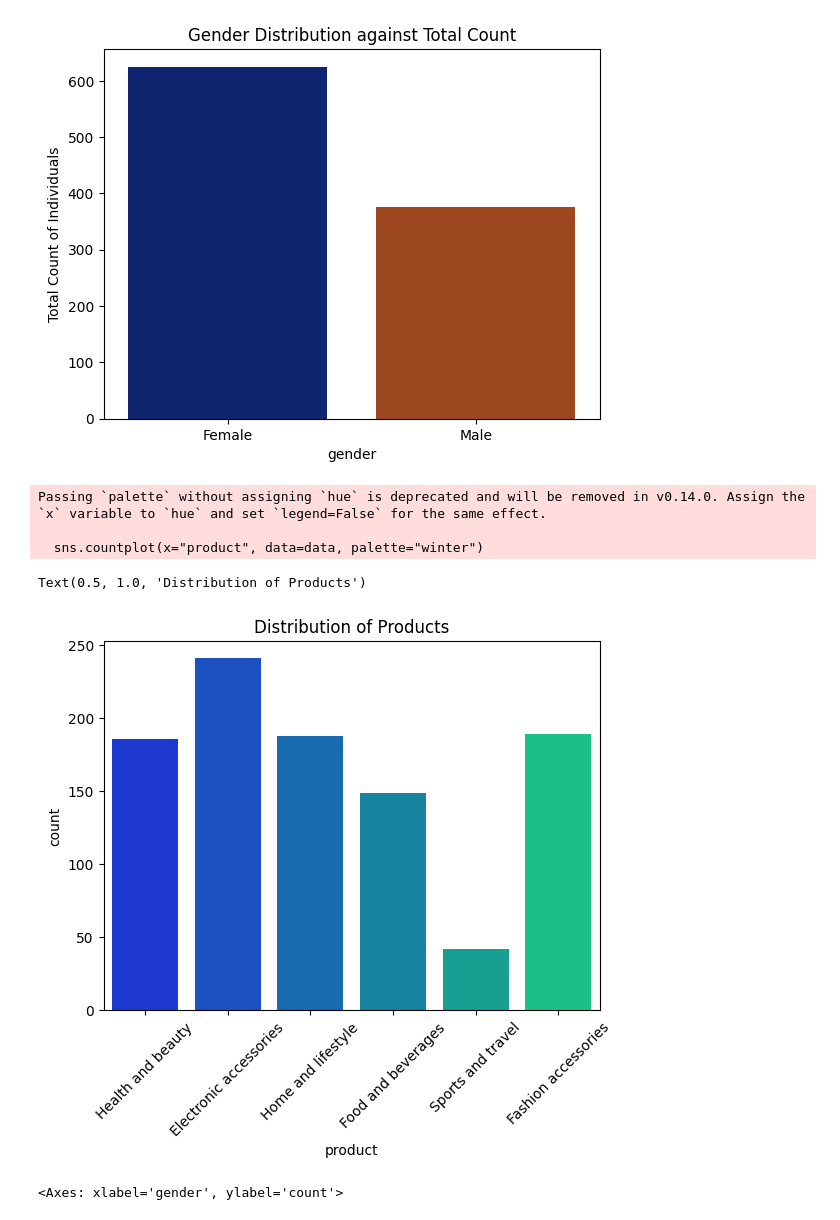
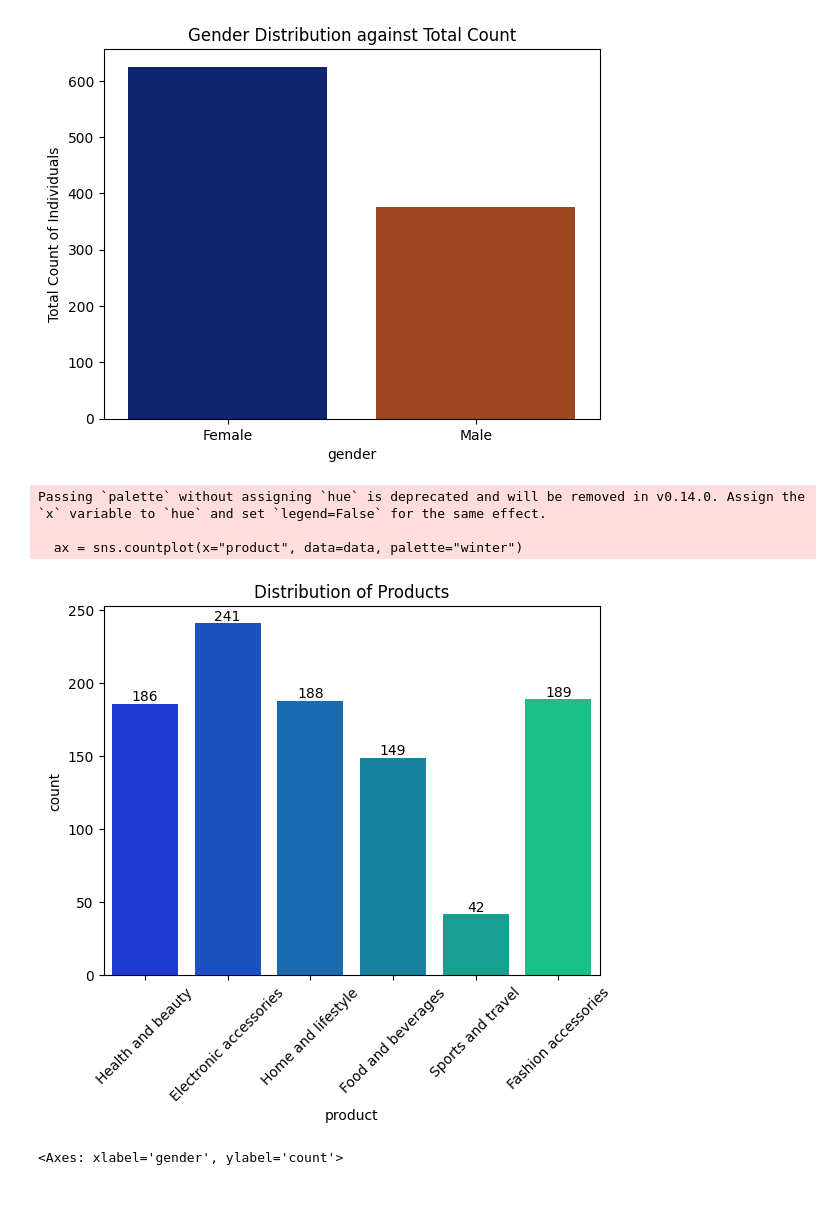
Before and after one commit to calebmax-max/datascience, a Jupyter notebook: eda.ipynb, the cells around one changed output. Cells and saved outputs as stored; diff of their text form; code cells hidden in the pictures.

```diff
--- a/eda.ipynb
+++ b/eda.ipynb
@@ -77,15 +75,32 @@ Passing `palette` without assigning `hue` is deprecated and will be removed in v
 Text(0, 0.5, 'Total Count of Individuals')
 [figure]
 # %%
-sns.countplot(x="product", data=data, palette="winter")
-plt.xticks(rotation= 45)
+import seaborn as sns
+import matplotlib.pyplot as plt
+
+ax = sns.countplot(x="product", data=data, palette="winter")
+
+# Add values on top of bars
+for p in ax.patches:
+    ax.annotate(
+        str(int(p.get_height())),   # exact value
+        (p.get_x() + p.get_width() / 2., p.get_height()),
+        ha='center',
+        va='bottom'
+    )
+
+plt.xticks(rotation=45)
 plt.title("Distribution of Products")
+plt.show()
+
+# ax.patches → gets all the bars
+# p.get_height() → gets the exact count
+# ax.annotate() → places the number above each bar
 # %% [output]
 Passing `palette` without assigning `hue` is deprecated and will be removed in v0.14.0. Assign the `x` variable to `hue` and set `legend=False` for the same effect.
 
-  sns.countplot(x="product", data=data, palette="winter")
+  ax = sns.countplot(x="product", data=data, palette="winter")
-Text(0.5, 1.0, 'Distribution of Products')
-[figure, old version]
+[figure, new version]
 # %%
 # Below is countplot that has two columns
 sns.countplot(x="gender", hue="city", palette="Reds", data=data)
```
Also changed, not shown: parts of 2 cells of this notebook.
